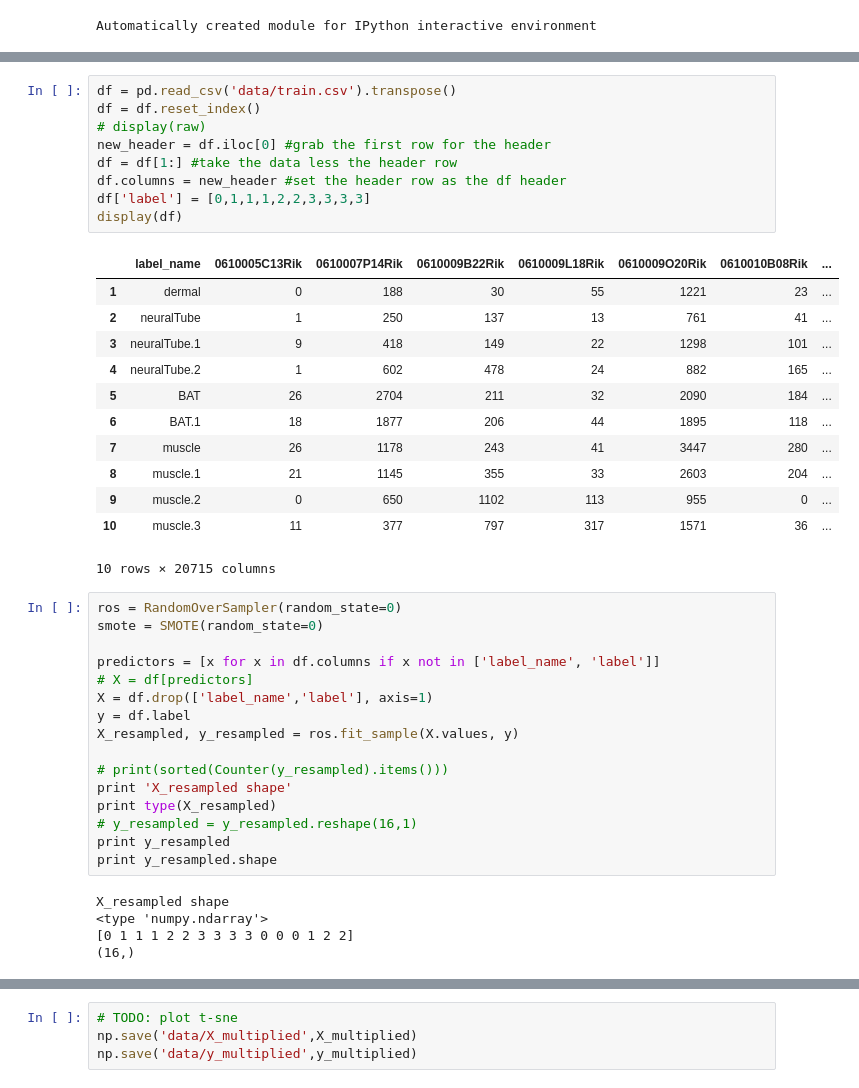
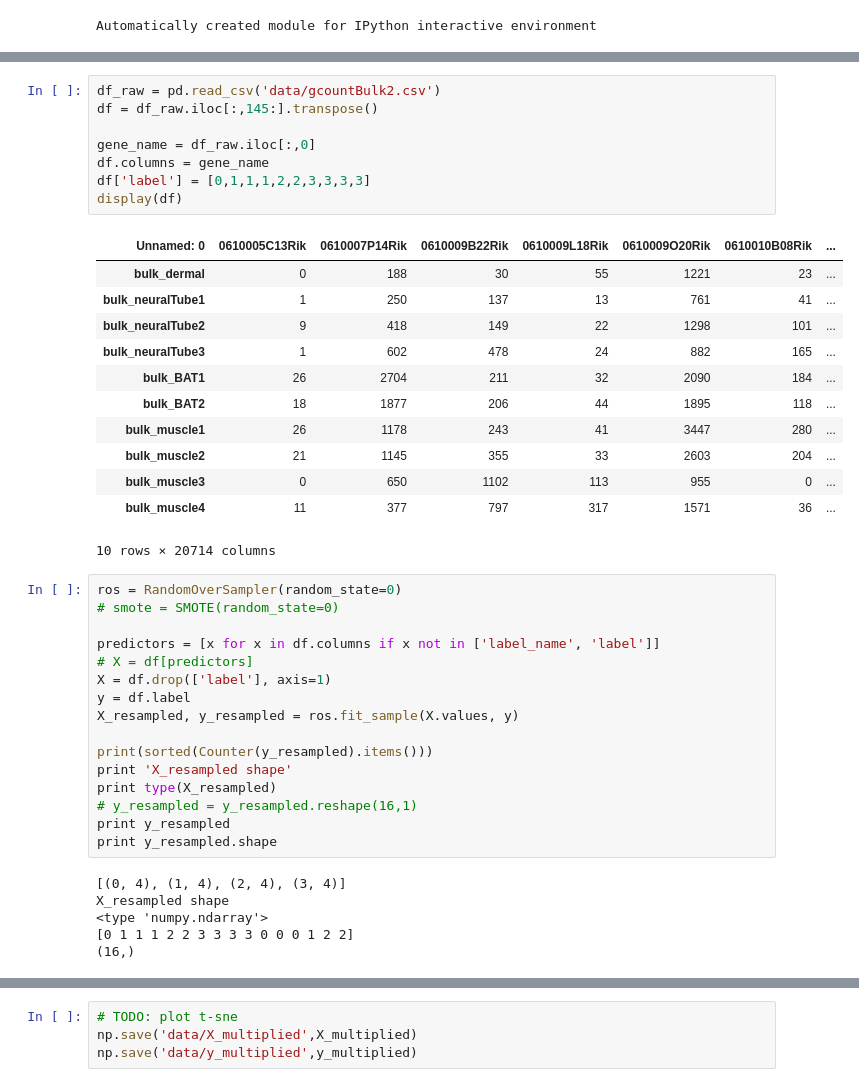
Before and after one commit to MarShin/single-cell_RNA, a Jupyter notebook: bootstrap-data.ipynb, the cells around one changed output, grey strips where cells are left out. Saved outputs shown, nothing was run; the diff lists cells and outputs as text.

```diff
--- a/bootstrap-data.ipynb
+++ b/bootstrap-data.ipynb
@@ -53,44 +44,44 @@ def plot_decision_function(X, y, clf, ax):
     ax.contourf(xx, yy, Z, alpha=0.4)
     ax.scatter(X[:, 0], X[:, 1], alpha=0.8, c=y, edgecolor='k')
 # %%
-df = pd.read_csv('data/train.csv').transpose()
-df = df.reset_index()
-# display(raw)
-new_header = df.iloc[0] #grab the first row for the header
-df = df[1:] #take the data less the header row
-df.columns = new_header #set the header row as the df header
+df_raw = pd.read_csv('data/gcountBulk2.csv')
+df = df_raw.iloc[:,145:].transpose()
+
+gene_name = df_raw.iloc[:,0]
+df.columns = gene_name
 df['label'] = [0,1,1,1,2,2,3,3,3,3]
 display(df)
 # %% [output]
-|  | label_name | 0610005C13Rik | 0610007P14Rik | 0610009B22Rik | 0610009L18Rik | 0610009O20Rik | 0610010B08Rik | ... |
-| 1 | dermal | 0 | 188 | 30 | 55 | 1221 | 23 | ... |
-| 2 | neuralTube | 1 | 250 | 137 | 13 | 761 | 41 | ... |
-| 3 | neuralTube.1 | 9 | 418 | 149 | 22 | 1298 | 101 | ... |
-| 4 | neuralTube.2 | 1 | 602 | 478 | 24 | 882 | 165 | ... |
-| 5 | BAT | 26 | 2704 | 211 | 32 | 2090 | 184 | ... |
-| 6 | BAT.1 | 18 | 1877 | 206 | 44 | 1895 | 118 | ... |
-| 7 | muscle | 26 | 1178 | 243 | 41 | 3447 | 280 | ... |
-| 8 | muscle.1 | 21 | 1145 | 355 | 33 | 2603 | 204 | ... |
-| 9 | muscle.2 | 0 | 650 | 1102 | 113 | 955 | 0 | ... |
-| 10 | muscle.3 | 11 | 377 | 797 | 317 | 1571 | 36 | ... |
+| Unnamed: 0 | 0610005C13Rik | 0610007P14Rik | 0610009B22Rik | 0610009L18Rik | 0610009O20Rik | 0610010B08Rik | ... |
+| bulk_dermal | 0 | 188 | 30 | 55 | 1221 | 23 | ... |
+| bulk_neuralTube1 | 1 | 250 | 137 | 13 | 761 | 41 | ... |
+| bulk_neuralTube2 | 9 | 418 | 149 | 22 | 1298 | 101 | ... |
+| bulk_neuralTube3 | 1 | 602 | 478 | 24 | 882 | 165 | ... |
+| bulk_BAT1 | 26 | 2704 | 211 | 32 | 2090 | 184 | ... |
+| bulk_BAT2 | 18 | 1877 | 206 | 44 | 1895 | 118 | ... |
+| bulk_muscle1 | 26 | 1178 | 243 | 41 | 3447 | 280 | ... |
+| bulk_muscle2 | 21 | 1145 | 355 | 33 | 2603 | 204 | ... |
+| bulk_muscle3 | 0 | 650 | 1102 | 113 | 955 | 0 | ... |
+| bulk_muscle4 | 11 | 377 | 797 | 317 | 1571 | 36 | ... |
-10 rows × 20715 columns
+10 rows × 20714 columns
 # %%
 ros = RandomOverSampler(random_state=0)
-smote = SMOTE(random_state=0)
+# smote = SMOTE(random_state=0)
 
 predictors = [x for x in df.columns if x not in ['label_name', 'label']]
 # X = df[predictors]
-X = df.drop(['label_name','label'], axis=1)
+X = df.drop(['label'], axis=1)
 y = df.label
 X_resampled, y_resampled = ros.fit_sample(X.values, y)
 
-# print(sorted(Counter(y_resampled).items()))
+print(sorted(Counter(y_resampled).items()))
 print 'X_resampled shape'
 print type(X_resampled)
 # y_resampled = y_resampled.reshape(16,1)
 print y_resampled
 print y_resampled.shape
 # %% [output]
+[(0, 4), (1, 4), (2, 4), (3, 4)]
 X_resampled shape
 <type 'numpy.ndarray'>
 [0 1 1 1 2 2 3 3 3 3 0 0 0 1 2 2]
```
Also changed, not shown: parts of 9 cells of this notebook.
